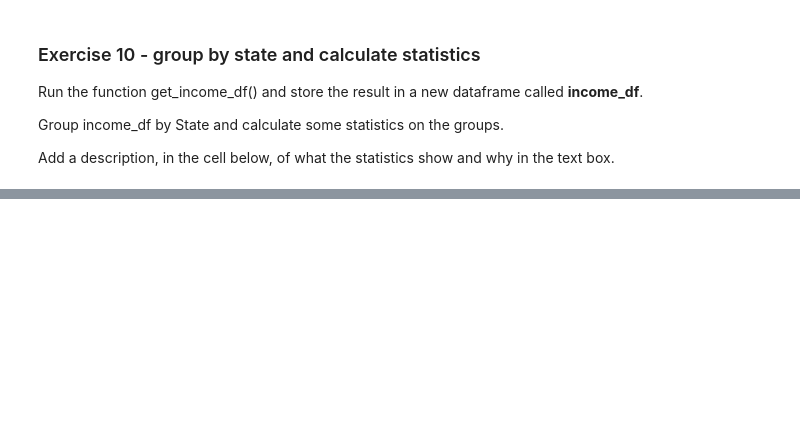
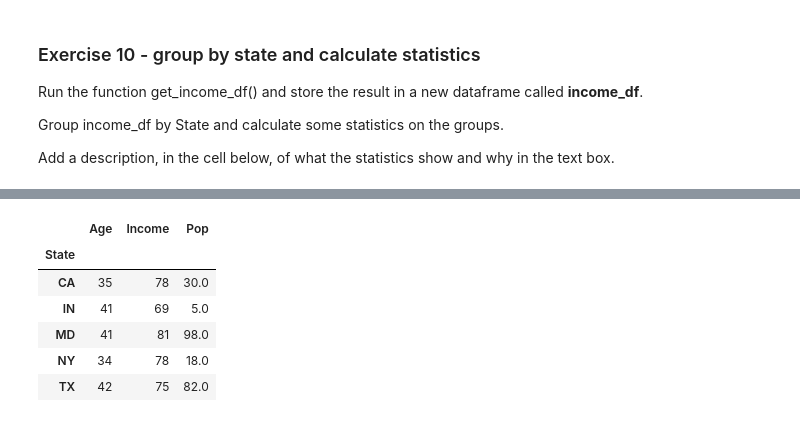
Before and after one commit to kKravtsova/data_and_python, a Jupyter notebook: Wrangle_the_data_kkravtsova.ipynb, the cells around one changed output, grey strips where cells are left out. Drawn from its saved outputs; the diff is of its cells as text; code cells hidden in the pictures; blank space fills up the shorter version.

```diff
--- a/Wrangle_the_data_kkravtsova.ipynb
+++ b/Wrangle_the_data_kkravtsova.ipynb
@@ -292,0 +365,10 @@ Add a description, in the cell below, of what the statistics show and why in the
+# %%
+income_df.groupby(["State"]).max()
+# %% [output]
+|  | Age | Income | Pop |
+| State |  |  |  |
+| CA | 35 | 78 | 30.0 |
+| IN | 41 | 69 | 5.0 |
+| MD | 41 | 81 | 98.0 |
+| NY | 34 | 78 | 18.0 |
+| TX | 42 | 75 | 82.0 |
```
Also changed, not shown: parts of 6 cells of this notebook.
